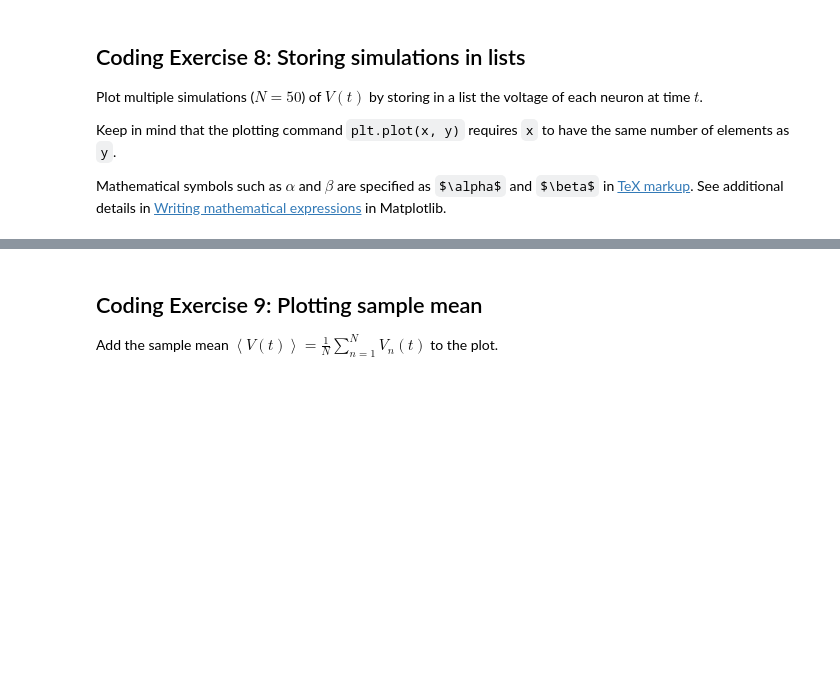
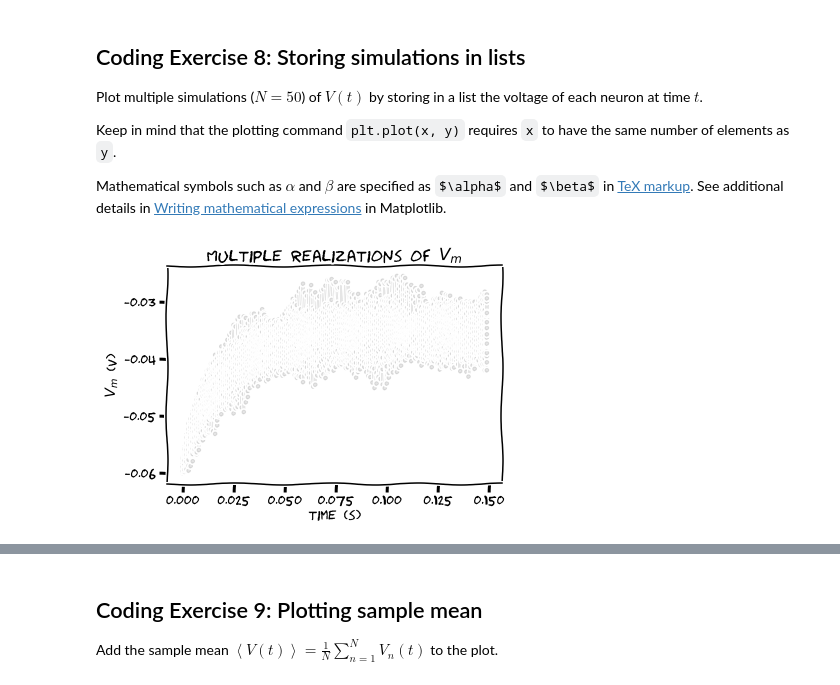
Before and after one commit to SuhaasAdiraju/NeuromatchAcademy2021_Workthrough_SA, a Jupyter notebook: tutorials/W0D1_PythonWorkshop1/student/W0D1_Tutorial1.ipynb, the cells around one changed output, grey strips where cells are left out. Saved outputs shown, nothing was run; the diff lists cells and outputs as text; code cells hidden in the pictures; blank space fills up the shorter version.

```diff
--- a/tutorials/W0D1_PythonWorkshop1/student/W0D1_Tutorial1.ipynb
+++ b/tutorials/W0D1_PythonWorkshop1/student/W0D1_Tutorial1.ipynb
@@ -582,7 +598,7 @@ Plot the values of $V(t)$ between $t=0$ and $t=t_{max}-\Delta t$ with random inp
 #################################################
 ## TODO for students: fill out code to get random input ##
 # Fill out code and comment or remove the next line
-raise NotImplementedError("Student exercise: You need to fill out random input code")
+    # raise NotImplementedError("Student exercise: You need to fill out random input code")
 #################################################
 
 # Set random number generator
@@ -605,10 +621,10 @@ for step in range(step_end):
   t = step * dt
 
   # Get random number in correct range of -1 to 1 (will need to adjust output of np.random.random)
-  random_num = ...
+  random_num = np.random.random() * 2 - 1
 
   # Compute value of i at this time step
-  i = ...
+  i = i_mean * (1 + .1 * np.sqrt(t_max/dt) * random_num)
 
   # Compute v
   v = v + dt/tau * (el - v + r*i)
@@ -709,7 +727,7 @@ Mathematical symbols such as $\alpha$ and $\beta$ are specified as `$\alpha$` an
 #################################################
 ## TODO for students: fill out code to store v in list ##
 # Fill out code and comment or remove the next line
-raise NotImplementedError("Student exercise: You need to store v in list")
+    #raise NotImplementedError("Student exercise: You need to store v in list")
 #################################################
 
 # Set random number generator
@@ -719,36 +737,38 @@ np.random.seed(2020)
 step_end = int(t_max / dt)
 n = 50
 
 # Intiatialize the list v_n with 50 values of membrane leak potential el
-v_n = ...
+v_n = [el] *50
 
 with plt.xkcd():
   # Initialize the figure
   plt.figure()
   plt.title('Multiple realizations of $V_m$')
   plt.xlabel('time (s)')
   plt.ylabel('$V_m$ (V)')
 
   # Loop for step_end steps
   for step in range(step_end):
 
     # Compute value of t
     t = step * dt
 
     # Loop for n simulations
     for j in range(0, n):
 
       # Compute value of i at this time step
       i = i_mean * (1 + 0.1 * (t_max/dt)**(0.5) * (2* np.random.random() - 1))
 
       # Compute value of v for this simulation
-      v_n[j] = ...
+      v_n[j] = v_n[j] + dt/tau * (el - v_n[j] + r*i)
 
     # Plot all simulations (use alpha = 0.1 to make each marker slightly transparent)
-    plt.plot(...)
+    plt.plot([t] * n, v_n, color = 'k', marker = '.', alpha = 0.1)
 
   # Display plot
   plt.show()
+# %% [output]
+[figure, added]
 # %% [markdown]
 [*Click for solution*](https://github.com/NeuromatchAcademy/precourse/tree/main//tutorials/W0D1_PythonWorkshop1/solutions/W0D1_Tutorial1_Solution_04e56444.py)
 
```
Also changed, not shown: parts of 4 cells of this notebook.
